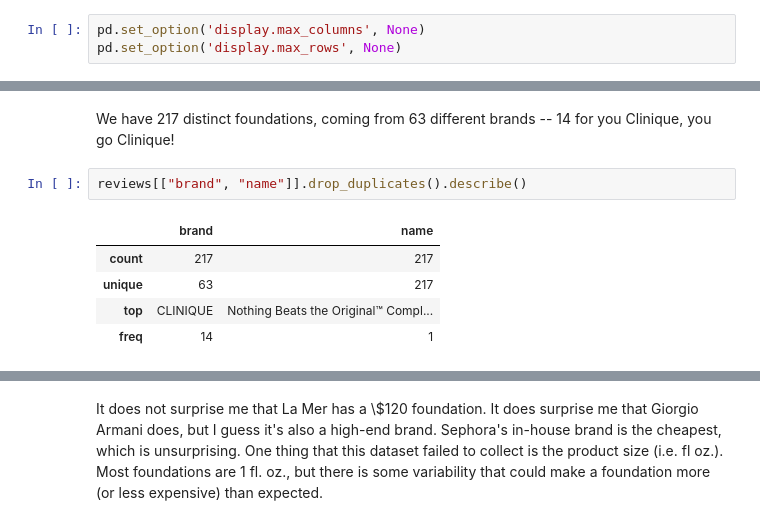
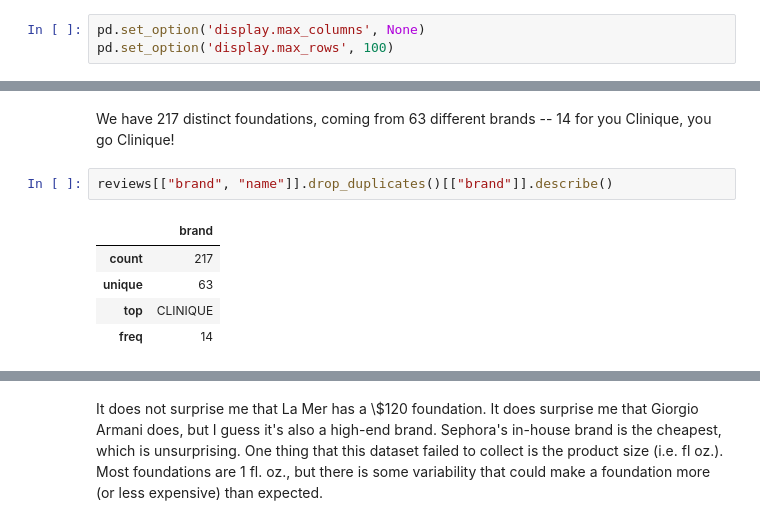
Before and after one commit to stellahkim93/Sephora, a Jupyter notebook: Sephora_Analysis.ipynb, the cells around one changed output, grey strips where cells are left out. Drawn from its saved outputs; the diff is of its cells as text.

```diff
--- a/Sephora_Analysis.ipynb
+++ b/Sephora_Analysis.ipynb
@@ -9,5 +11,5 @@ import seaborn as sns
 # %%
 pd.set_option('display.max_columns', None)
-pd.set_option('display.max_rows', None)
+pd.set_option('display.max_rows', 100)
 # %%
 reviews = pd.read_csv("./data/sephora_reviews_final.csv")
@@ -120,10 +91,10 @@ reviews["rating"].hist()
 # %% [markdown]
 We have 217 distinct foundations, coming from 63 different brands -- 14 for you Clinique, you go Clinique!
 # %%
-reviews[["brand", "name"]].drop_duplicates().describe()
+reviews[["brand", "name"]].drop_duplicates()[["brand"]].describe()
 # %% [output]
-|  | brand | name |
-| count | 217 | 217 |
-| unique | 63 | 217 |
-| top | CLINIQUE | Nothing Beats the Original™ Compl... |
-| freq | 14 | 1 |
+|  | brand |
+| count | 217 |
+| unique | 63 |
+| top | CLINIQUE |
+| freq | 14 |
```
Also changed, not shown: parts of 107 cells of this notebook.
